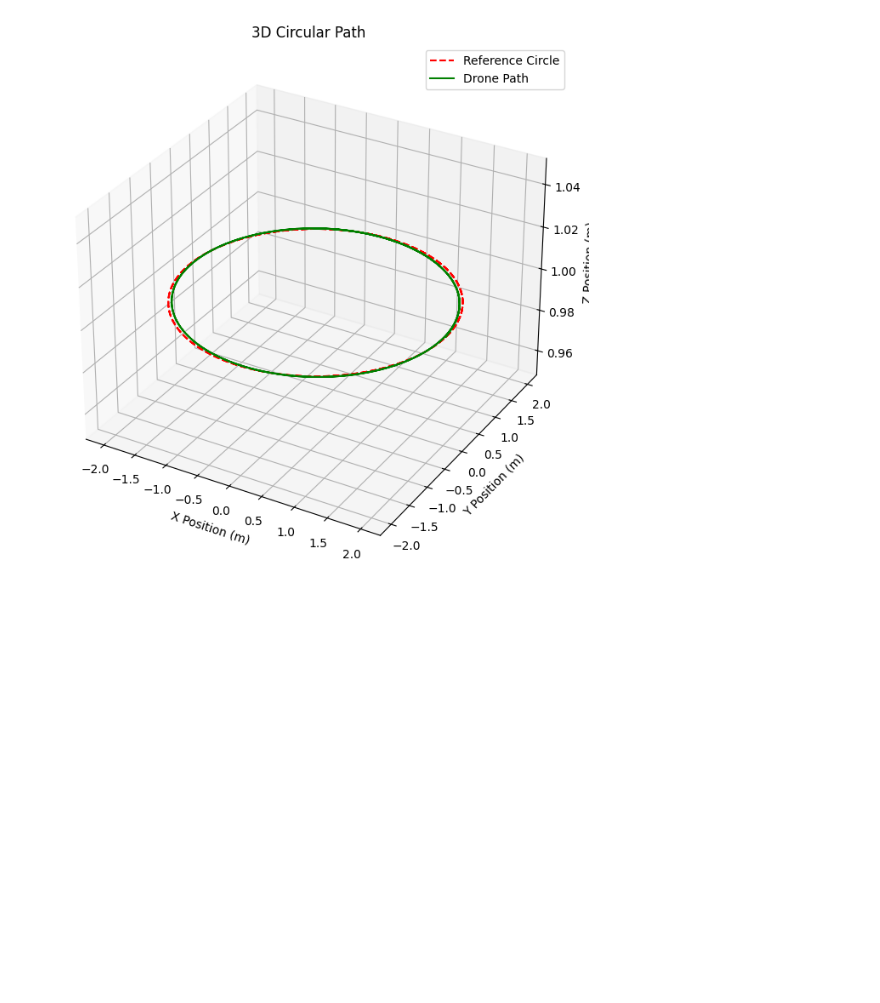
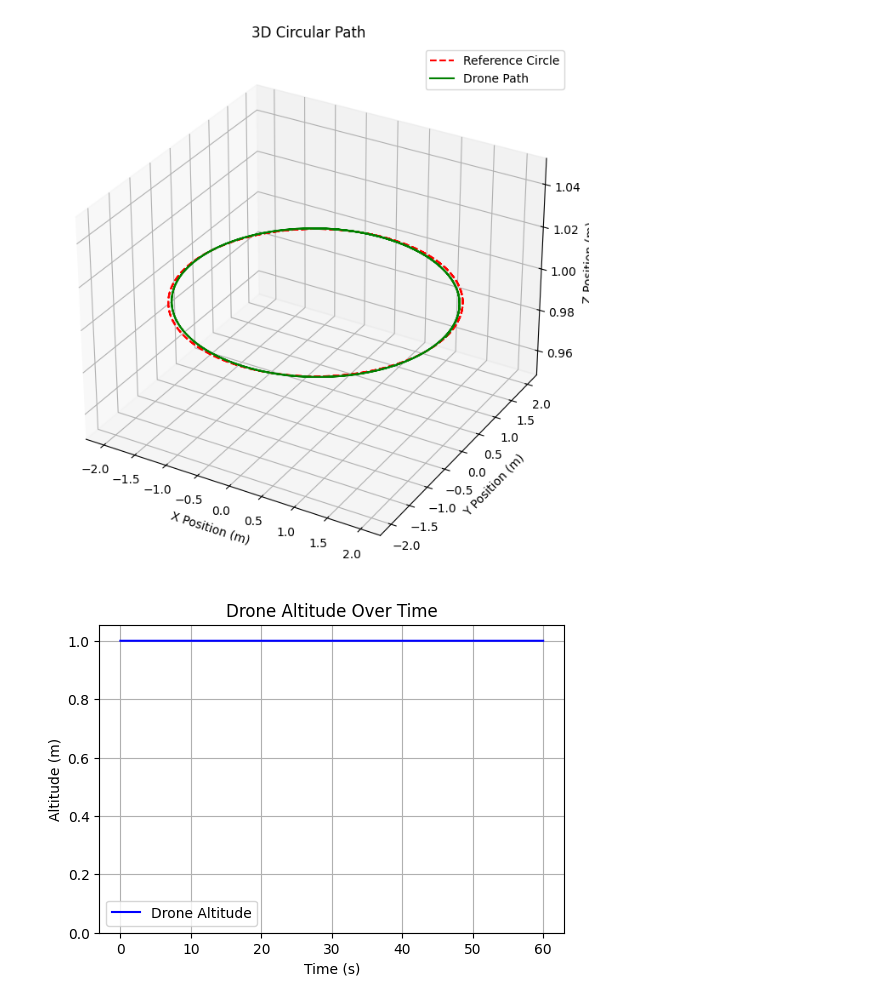
Before and after one commit to nithyakoneru/ae352-sp24_project, a Jupyter notebook: Quadrotor/ae352_quadrotor-hoverandcircle.ipynb, the cells around one changed output. Drawn from its saved outputs; the diff is of its cells as text; code cells hidden in the pictures; blank space fills up the shorter version.

Commit message:
fix circle altitude graph

```diff
--- a/Quadrotor/ae352_quadrotor-hoverandcircle.ipynb
+++ b/Quadrotor/ae352_quadrotor-hoverandcircle.ipynb
@@ -479,3 +479,20 @@ plt.show()
 # %% [output]
 [figure]
 [figure]
+# %%
+# Extract altitude (z-position) over time
+altitude = circle_controller.xhat_history["pz"]
+time_steps = np.arange(0, len(altitude) * 0.01, 0.01)  # Time vector
+
+# Plot altitude over time
+plt.figure(figsize=(6, 4))
+plt.plot(time_steps, altitude, color="blue", label="Drone Altitude")
+plt.title("Drone Altitude Over Time")
+plt.xlabel("Time (s)")
+plt.ylabel("Altitude (m)")
+plt.grid()
+plt.ylim(bottom=0)
+plt.legend()
+plt.show()
+# %% [output]
+[figure, added]
```
